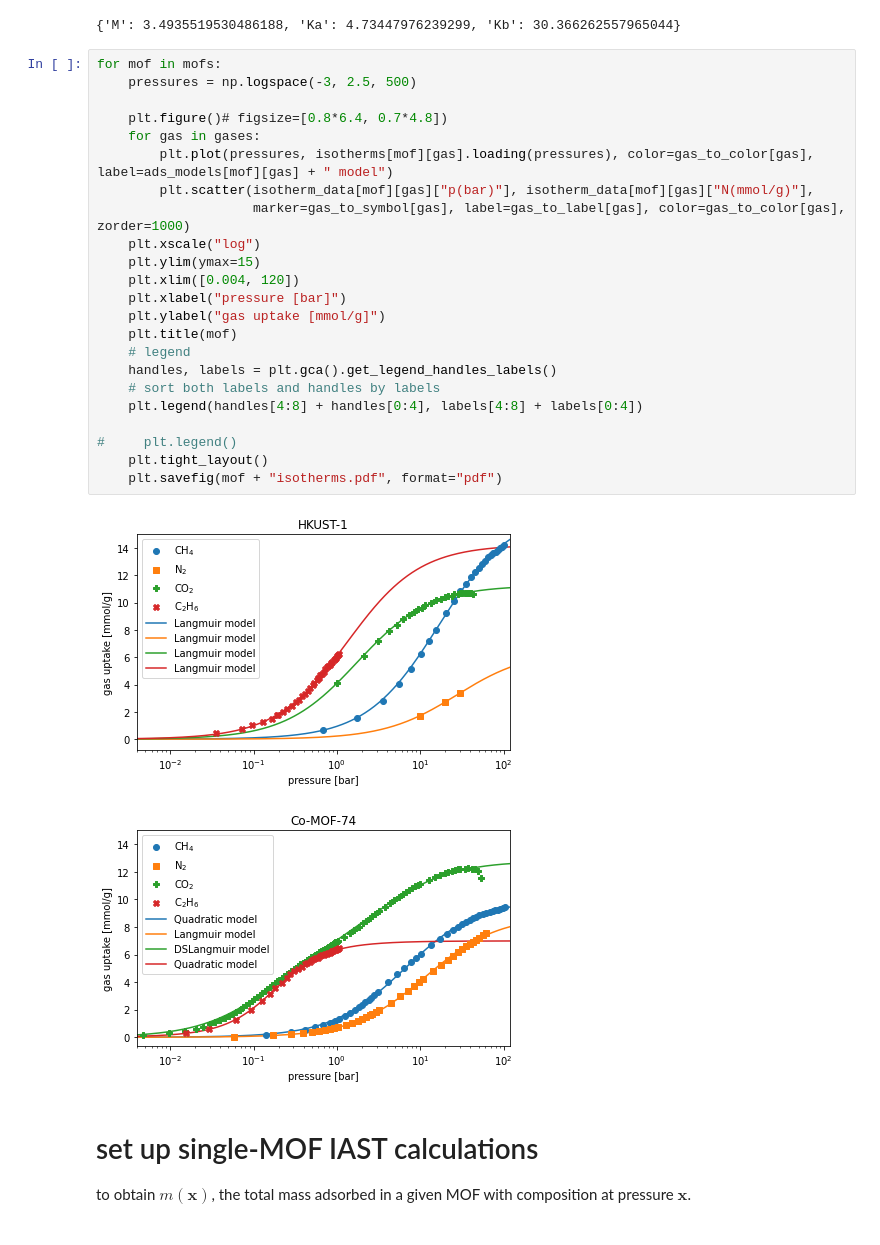
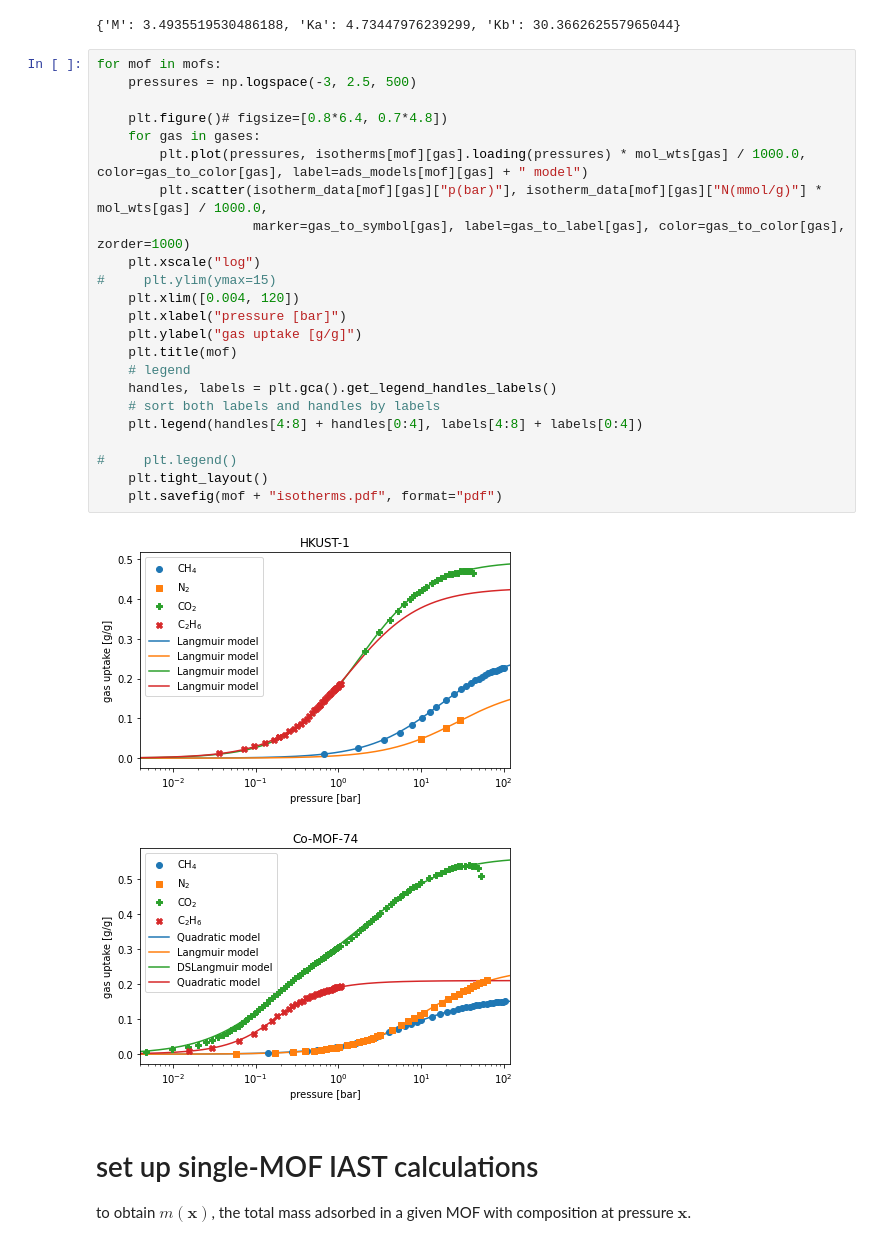
Before and after one commit to SimonEnsemble/unresponsive_directions_in_sensors, a Jupyter notebook: IAST.ipynb, the cells around one changed output. Cells and saved outputs as stored; diff of their text form.

```diff
--- a/IAST.ipynb
+++ b/IAST.ipynb
@@ -133,29 +150,29 @@ isotherms["Co-MOF-74"]["C2H6"].params
 # %%
 for mof in mofs:
     pressures = np.logspace(-3, 2.5, 500)
 
     plt.figure()# figsize=[0.8*6.4, 0.7*4.8])
     for gas in gases:
-        plt.plot(pressures, isotherms[mof][gas].loading(pressures), color=gas_to_color[gas], label=ads_models[mof][gas] + " model")
-        plt.scatter(isotherm_data[mof][gas]["p(bar)"], isotherm_data[mof][gas]["N(mmol/g)"],
+        plt.plot(pressures, isotherms[mof][gas].loading(pressures) * mol_wts[gas] / 1000.0, color=gas_to_color[gas], label=ads_models[mof][gas] + " model")
+        plt.scatter(isotherm_data[mof][gas]["p(bar)"], isotherm_data[mof][gas]["N(mmol/g)"] * mol_wts[gas] / 1000.0,
                     marker=gas_to_symbol[gas], label=gas_to_label[gas], color=gas_to_color[gas], zorder=1000)
     plt.xscale("log")
-    plt.ylim(ymax=15)
+#     plt.ylim(ymax=15)
     plt.xlim([0.004, 120])
     plt.xlabel("pressure [bar]")
-    plt.ylabel("gas uptake [mmol/g]")
+    plt.ylabel("gas uptake [g/g]")
     plt.title(mof)
     # legend
     handles, labels = plt.gca().get_legend_handles_labels()
     # sort both labels and handles by labels
     plt.legend(handles[4:8] + handles[0:4], labels[4:8] + labels[0:4])
 
 #     plt.legend()
     plt.tight_layout()
     plt.savefig(mof + "isotherms.pdf", format="pdf")
 # %% [output]
-[figure, old version]
+[figure, new version]
-[figure, old version]
+[figure, new version]
 # %% [markdown]
 # set up single-MOF IAST calculations
 to obtain $m(\mathbf{x})$, the total mass adsorbed in a given MOF with composition at pressure $\mathbf{x}$.
```
Also changed, not shown: parts of 1 cell of this notebook.
